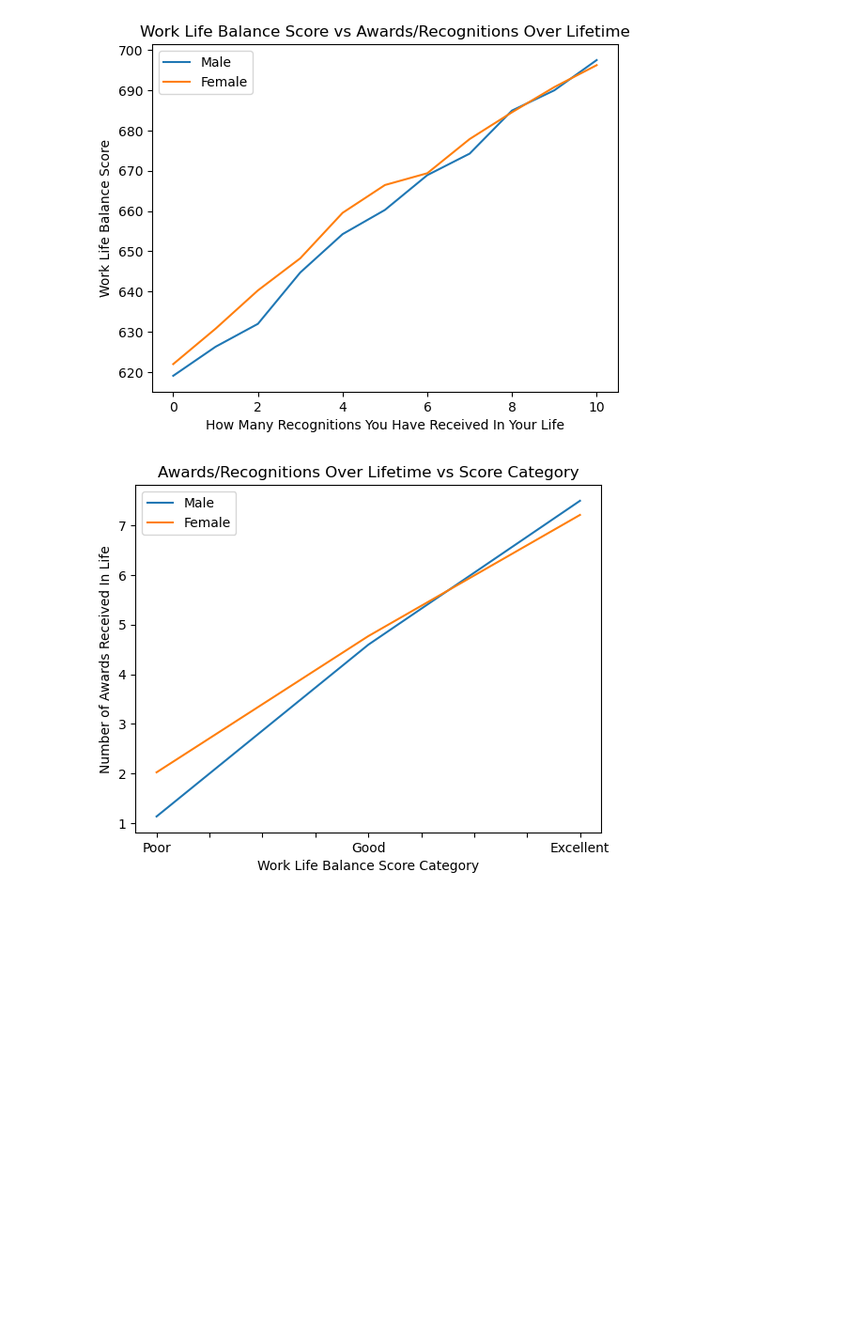
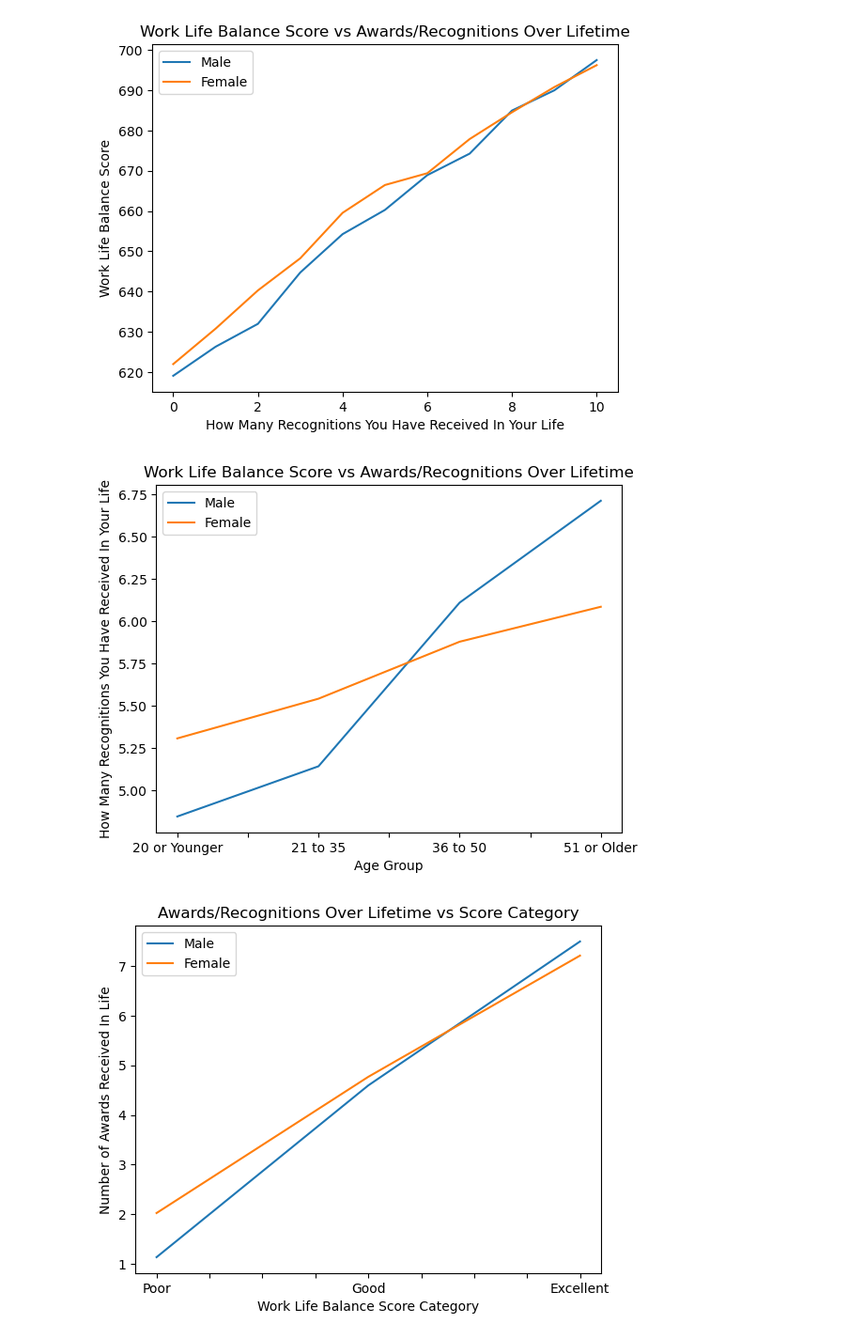
Before and after one commit to jenna-mk/Project_1, a Jupyter notebook: expertise_analysis.ipynb, the cells around one changed output. Shown at 94% size. Drawn from its saved outputs; the diff is of its cells as text; code cells hidden in the pictures; blank space fills up the shorter version.

```diff
--- a/expertise_analysis.ipynb
+++ b/expertise_analysis.ipynb
@@ -193,6 +210,23 @@ plt.legend(loc='best')
 plt.show()
 # %% [output]
 [figure]
+# %%
+# Plot personal awards vs age
+male_awards_age= male_expertise.groupby('Age')['Personal Awards'].mean()
+female_awards_age = female_expertise.groupby('Age')['Personal Awards'].mean()
+
+# Plot the data
+male_awards_age.plot(label='Male')
+female_awards_age.plot(label='Female')
+
+# Create x and y labels and title
+plt.xlabel('Age Group')
+plt.ylabel('How Many Recognitions You Have Received In Your Life')
+plt.title('Work Life Balance Score vs Awards/Recognitions Over Lifetime')
+plt.legend(loc='best')
+plt.show()
+# %% [output]
+[figure, added]
 # %%
 # Plot number of awards versus score category
 male_awards_bins = male_expertise.groupby('Work Life Summary')['Personal Awards'].mean()
```
Also changed, not shown: parts of 7 cells of this notebook.
